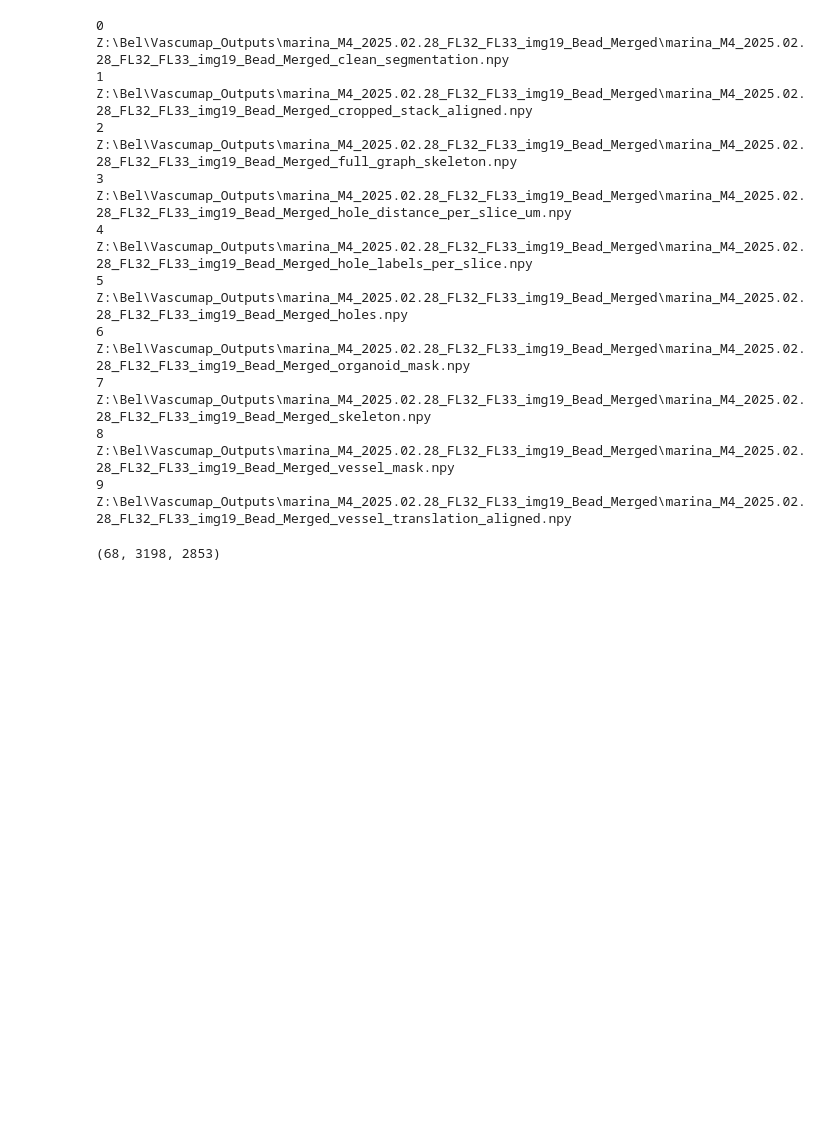
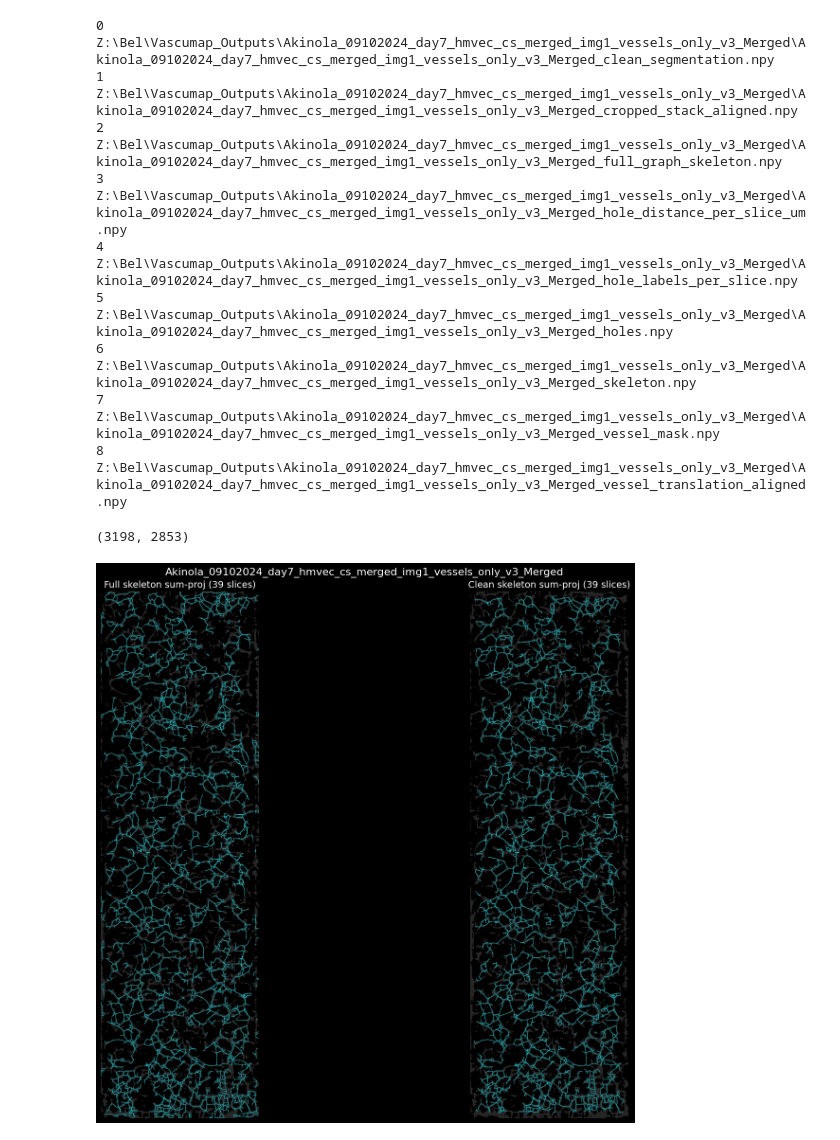
Before and after one commit to isobelth/vascumap, a Jupyter notebook: view_outputs.ipynb, the cells around one changed output. Saved outputs shown, nothing was run; the diff lists cells and outputs as text; code cells hidden in the pictures; blank space fills up the shorter version.

Commit message:
updatee overlay plots

```diff
--- a/view_outputs.ipynb
+++ b/view_outputs.ipynb
@@ -6,21 +6,20 @@ from pathlib import Path
 
 
 # Point at one image's output folder
-view_dir = Path(r"Z:\Bel\Vascumap_Outputs\marina_M4_2025.02.28_FL32_FL33_img19_Bead_Merged" )
-
+# view_dir = Path(r"Z:\Bel\Vascumap_Outputs\marina_M4_2025.02.28_FL32_FL33_img19_Bead_Merged" )
+view_dir = Path("Z:\Bel\Vascumap_Outputs\Akinola_09102024_day7_hmvec_cs_merged_img1_vessels_only_v3_Merged")
 npy_files = sorted(view_dir.glob("*.npy"))
 for i in range(len(npy_files)):
     print(i, npy_files[i])
 # %% [output]
-0 Z:\Bel\Vascumap_Outputs\marina_M4_2025.02.28_FL32_FL33_img19_Bead_Merged\marina_M4_2025.02.28_FL32_FL33_img19_Bead_Merged_clean_segmentation.npy
-1 Z:\Bel\Vascumap_Outputs\marina_M4_2025.02.28_FL32_FL33_img19_Bead_Merged\marina_M4_2025.02.28_FL32_FL33_img19_Bead_Merged_cropped_stack_aligned.npy
-2 Z:\Bel\Vascumap_Outputs\marina_M4_2025.02.28_FL32_FL33_img19_Bead_Merged\marina_M4_2025.02.28_FL32_FL33_img19_Bead_Merged_full_graph_skeleton.npy
-3 Z:\Bel\Vascumap_Outputs\marina_M4_2025.02.28_FL32_FL33_img19_Bead_Merged\marina_M4_2025.02.28_FL32_FL33_img19_Bead_Merged_hole_distance_per_slice_um.npy
-4 Z:\Bel\Vascumap_Outputs\marina_M4_2025.02.28_FL32_FL33_img19_Bead_Merged\marina_M4_2025.02.28_FL32_FL33_img19_Bead_Merged_hole_labels_per_slice.npy
-5 Z:\Bel\Vascumap_Outputs\marina_M4_2025.02.28_FL32_FL33_img19_Bead_Merged\marina_M4_2025.02.28_FL32_FL33_img19_Bead_Merged_holes.npy
-6 Z:\Bel\Vascumap_Outputs\marina_M4_2025.02.28_FL32_FL33_img19_Bead_Merged\marina_M4_2025.02.28_FL32_FL33_img19_Bead_Merged_organoid_mask.npy
-7 Z:\Bel\Vascumap_Outputs\marina_M4_2025.02.28_FL32_FL33_img19_Bead_Merged\marina_M4_2025.02.28_FL32_FL33_img19_Bead_Merged_skeleton.npy
-8 Z:\Bel\Vascumap_Outputs\marina_M4_2025.02.28_FL32_FL33_img19_Bead_Merged\marina_M4_2025.02.28_FL32_FL33_img19_Bead_Merged_vessel_mask.npy
-9 Z:\Bel\Vascumap_Outputs\marina_M4_2025.02.28_FL32_FL33_img19_Bead_Merged\marina_M4_2025.02.28_FL32_FL33_img19_Bead_Merged_vessel_translation_aligned.npy
+0 Z:\Bel\Vascumap_Outputs\Akinola_09102024_day7_hmvec_cs_merged_img1_vessels_only_v3_Merged\Akinola_09102024_day7_hmvec_cs_merged_img1_vessels_only_v3_Merged_clean_segmentation.npy
+1 Z:\Bel\Vascumap_Outputs\Akinola_09102024_day7_hmvec_cs_merged_img1_vessels_only_v3_Merged\Akinola_09102024_day7_hmvec_cs_merged_img1_vessels_only_v3_Merged_cropped_stack_aligned.npy
+2 Z:\Bel\Vascumap_Outputs\Akinola_09102024_day7_hmvec_cs_merged_img1_vessels_only_v3_Merged\Akinola_09102024_day7_hmvec_cs_merged_img1_vessels_only_v3_Merged_full_graph_skeleton.npy
+3 Z:\Bel\Vascumap_Outputs\Akinola_09102024_day7_hmvec_cs_merged_img1_vessels_only_v3_Merged\Akinola_09102024_day7_hmvec_cs_merged_img1_vessels_only_v3_Merged_hole_distance_per_slice_um.npy
+4 Z:\Bel\Vascumap_Outputs\Akinola_09102024_day7_hmvec_cs_merged_img1_vessels_only_v3_Merged\Akinola_09102024_day7_hmvec_cs_merged_img1_vessels_only_v3_Merged_hole_labels_per_slice.npy
+5 Z:\Bel\Vascumap_Outputs\Akinola_09102024_day7_hmvec_cs_merged_img1_vessels_only_v3_Merged\Akinola_09102024_day7_hmvec_cs_merged_img1_vessels_only_v3_Merged_holes.npy
+6 Z:\Bel\Vascumap_Outputs\Akinola_09102024_day7_hmvec_cs_merged_img1_vessels_only_v3_Merged\Akinola_09102024_day7_hmvec_cs_merged_img1_vessels_only_v3_Merged_skeleton.npy
+7 Z:\Bel\Vascumap_Outputs\Akinola_09102024_day7_hmvec_cs_merged_img1_vessels_only_v3_Merged\Akinola_09102024_day7_hmvec_cs_merged_img1_vessels_only_v3_Merged_vessel_mask.npy
+8 Z:\Bel\Vascumap_Outputs\Akinola_09102024_day7_hmvec_cs_merged_img1_vessels_only_v3_Merged\Akinola_09102024_day7_hmvec_cs_merged_img1_vessels_only_v3_Merged_vessel_translation_aligned.npy
 # %%
 segmentation = np.load(npy_files[0])
@@ -30,7 +31,7 @@ tranlsation = np.load(npy_files[-1])
 # %%
-skeleton.shape
+# organoid_mask.shape
 # %% [output]
-(68, 3198, 2853)
+(3198, 2853)
 # %%
 
 viewer = napari.Viewer()
@@ -43,2 +45,50 @@ viewer.add_labels(skeleton.astype(np.uint16), name="skeleton", scale=voxel)
 viewer.add_image(tranlsation)
 napari.run()
+# %%
+# ── Skeleton sum-projection overlaid on segmentation ──────────────────────────
+import matplotlib.pyplot as plt
+import matplotlib.cm as cm
+from scipy.ndimage import maximum_filter
+
+nz = segmentation.shape[0]
+
+# Sum-project skeletons along z
+skel_sum = np.sum(skeleton.astype(np.float32), axis=0)
+clean_skel_sum = np.sum(clean_skeleton.astype(np.float32), axis=0)
+
+# Dilate so thin lines are visible
+skel_thick = maximum_filter(skel_sum, size=3)
+clean_thick = maximum_filter(clean_skel_sum, size=3)
+
+skel_norm = skel_thick / max(skel_thick.max(), 1)
+clean_norm = clean_thick / max(clean_thick.max(), 1)
+
+# Dim segmentation background
+seg_max = np.max(segmentation.astype(bool), axis=0).astype(np.float32)
+
+def make_overlay(seg_bg, skel_norm, skel_cmap='cool'):
+    cmap_fn = cm.get_cmap(skel_cmap)
+    rgb = np.stack([seg_bg * 0.15] * 3, axis=-1)
+    mask = skel_norm > 0
+    rgb[mask] = cmap_fn(skel_norm[mask])[:, :3]
+    return np.clip(rgb, 0, 1)
+
+overlay_full = make_overlay(seg_max, skel_norm, 'cool')
+overlay_clean = make_overlay(seg_max, clean_norm, 'cool')
+
+plt.style.use('dark_background')
+fig, axes = plt.subplots(1, 2, figsize=(20, 12))
+
+axes[0].imshow(overlay_full)
+axes[0].set_title(f'Full skeleton sum-proj ({nz} slices)', fontsize=14)
+axes[0].axis('off')
+
+axes[1].imshow(overlay_clean)
+axes[1].set_title(f'Clean skeleton sum-proj ({nz} slices)', fontsize=14)
+axes[1].axis('off')
+
+plt.suptitle(view_dir.name, fontsize=16)
+plt.tight_layout()
+plt.show()
+# %% [output]
+[figure, added]
```
Also changed, not shown: parts of 3 cells of this notebook.
